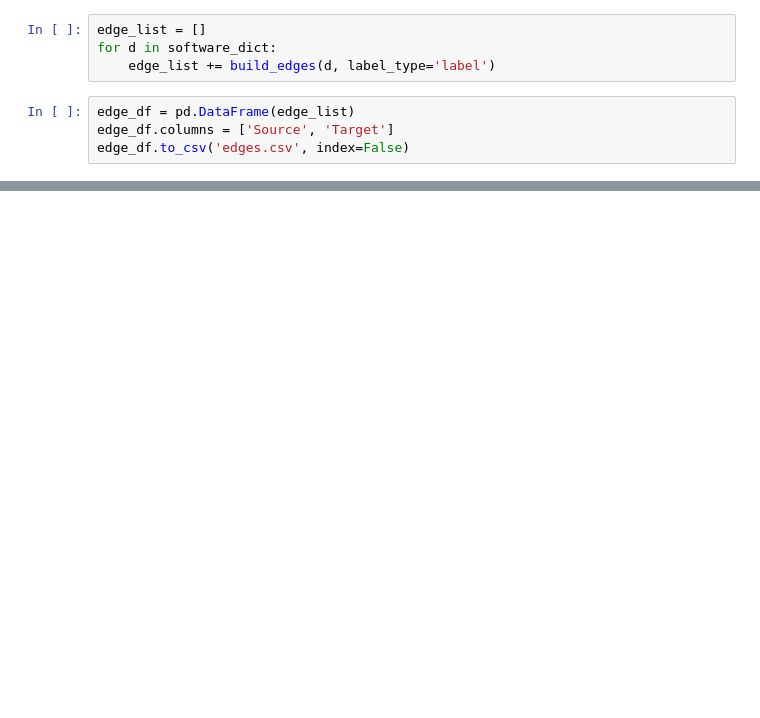
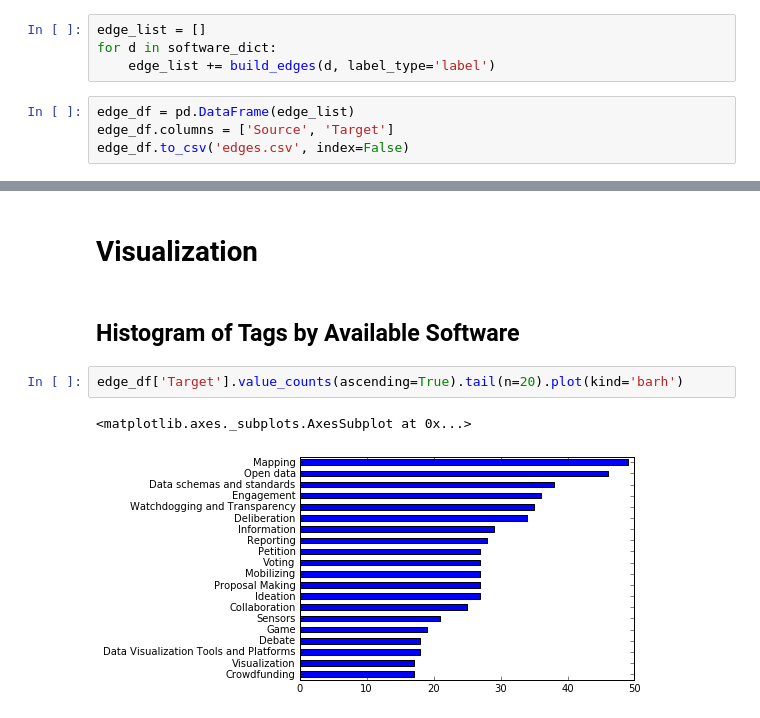
Before and after one commit to john-min/ogp, a Jupyter notebook: ogp_toolbox_viz.ipynb, the cells around one changed output, grey strips where cells are left out. Drawn from its saved outputs; the diff is of its cells as text; blank space fills up the shorter version.

```diff
--- a/ogp_toolbox_viz.ipynb
+++ b/ogp_toolbox_viz.ipynb
@@ -92,0 +147,9 @@ edge_df.to_csv('edges.csv', index=False)
+# %% [markdown]
+# Visualization
+# %% [markdown]
+## Histogram of Tags by Available Software
+# %%
+edge_df['Target'].value_counts(ascending=True).tail(n=20).plot(kind='barh')
+# %% [output]
+<matplotlib.axes._subplots.AxesSubplot at 0x...>
+[figure, added]
```
Also changed, not shown: parts of 20 cells of this notebook.
